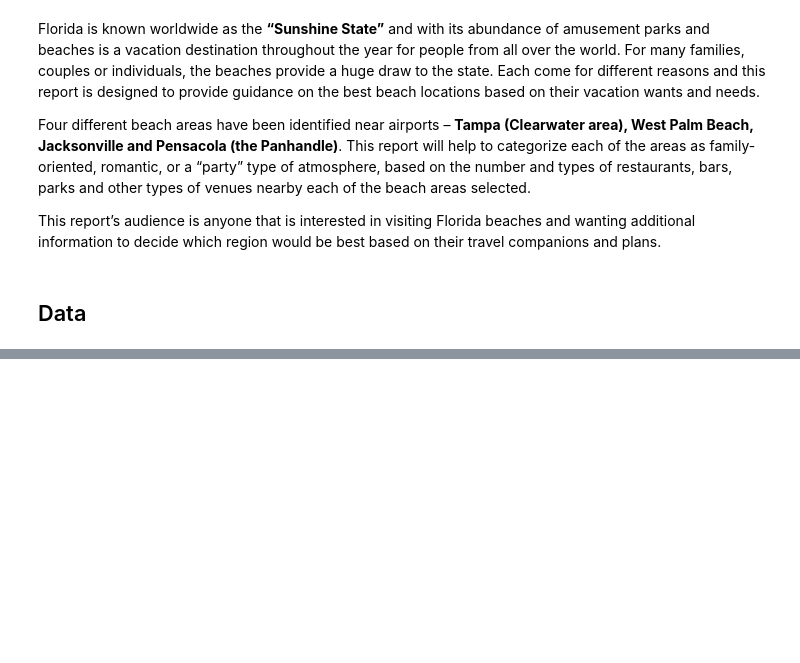
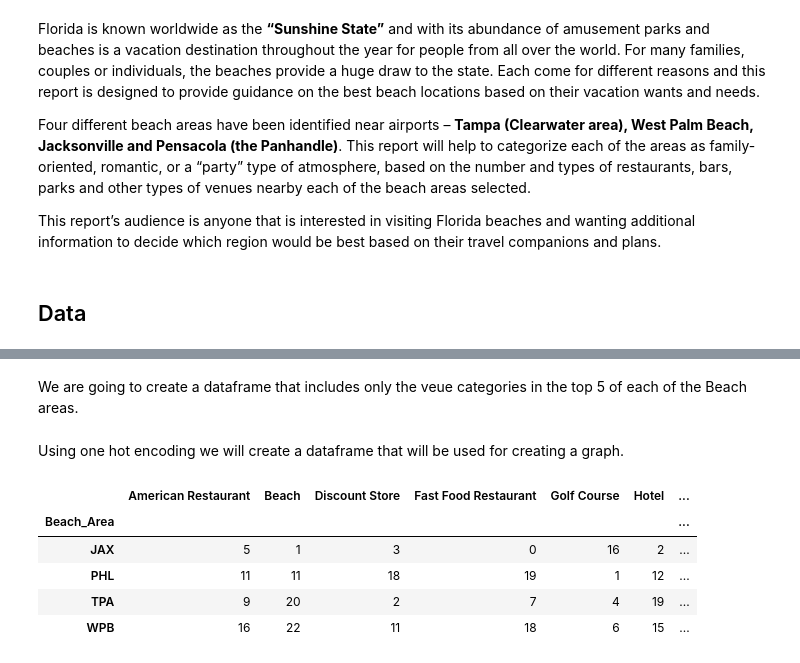
Before and after one commit to tlperella/Cousera_Capstone, a Jupyter notebook: Cousera Capstone Notebook - TP.ipynb, the cells around one changed output, grey strips where cells are left out. Saved outputs shown, nothing was run; the diff lists cells and outputs as text; code cells hidden in the pictures; blank space fills up the shorter version.

```diff
--- a/Cousera Capstone Notebook - TP.ipynb
+++ b/Cousera Capstone Notebook - TP.ipynb
@@ -36,0 +265,3 @@ The Foursquare API will be used to extract the venues for each of the beach area
+# %%
+# view the number of venues by beach area
+Num_venues = beach_venues.groupby('Venue_Category').count()
@@ -36,0 +372,2 @@ The Foursquare API will be used to extract the venues for each of the beach area
+# %% [markdown]
+We are going to create a dataframe that includes only the veue categories in the top 5 of each of the Beach areas.
@@ -36,0 +376,26 @@ The Foursquare API will be used to extract the venues for each of the beach area
+# %% [markdown]
+Using one hot encoding we will create a dataframe that will be used for creating a graph.
+# %%
+# one hot encoding will show the
+beach_top_5_onehot = pd.get_dummies(top_5_graph_data[['Venue_Category']], prefix="", prefix_sep="")
+
+# add beach area column back to dataframe
+beach_top_5_onehot['Beach_Area'] = top_5_graph_data['Beach_Area']
+
+# move neighborhood column to the first column
+fixed_columns = [beach_top_5_onehot.columns[-1]] + list(beach_top_5_onehot.columns[:-1])
+beach_top_5_onehot = beach_top_5_onehot[fixed_columns]
+
+#group by beach area to get an idea of the types of venue categories by beach area
+top_5_grouped = beach_top_5_onehot.groupby("Beach_Area").sum().reset_index()
+#beach_grouped.set_index("Beach_Area", inplace = True)
+
+top_5_grouped = top_5_grouped.set_index('Beach_Area')
+top_5_grouped
+# %% [output]
+|  | American Restaurant | Beach | Discount Store | Fast Food Restaurant | Golf Course | Hotel | ... |
+| Beach_Area |  |  |  |  |  |  | ... |
+| JAX | 5 | 1 | 3 | 0 | 16 | 2 | ... |
+| PHL | 11 | 11 | 18 | 19 | 1 | 12 | ... |
+| TPA | 9 | 20 | 2 | 7 | 4 | 19 | ... |
+| WPB | 16 | 22 | 11 | 18 | 6 | 15 | ... |
```
Also changed, not shown: parts of 49 cells of this notebook.
